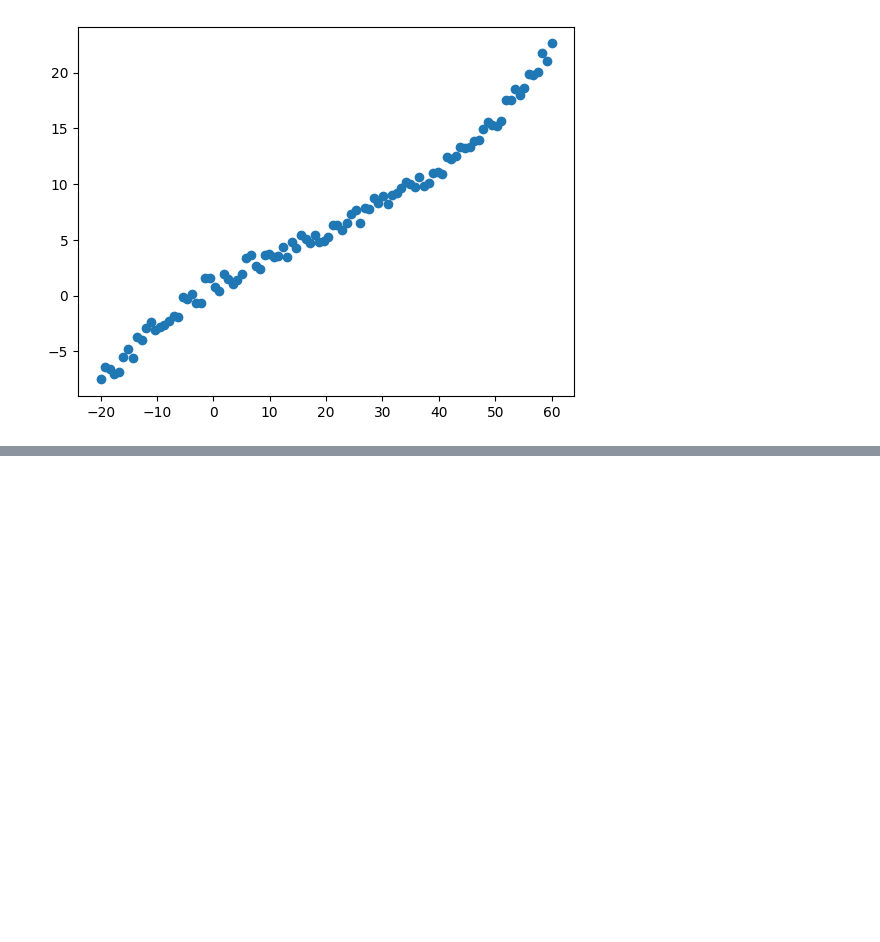
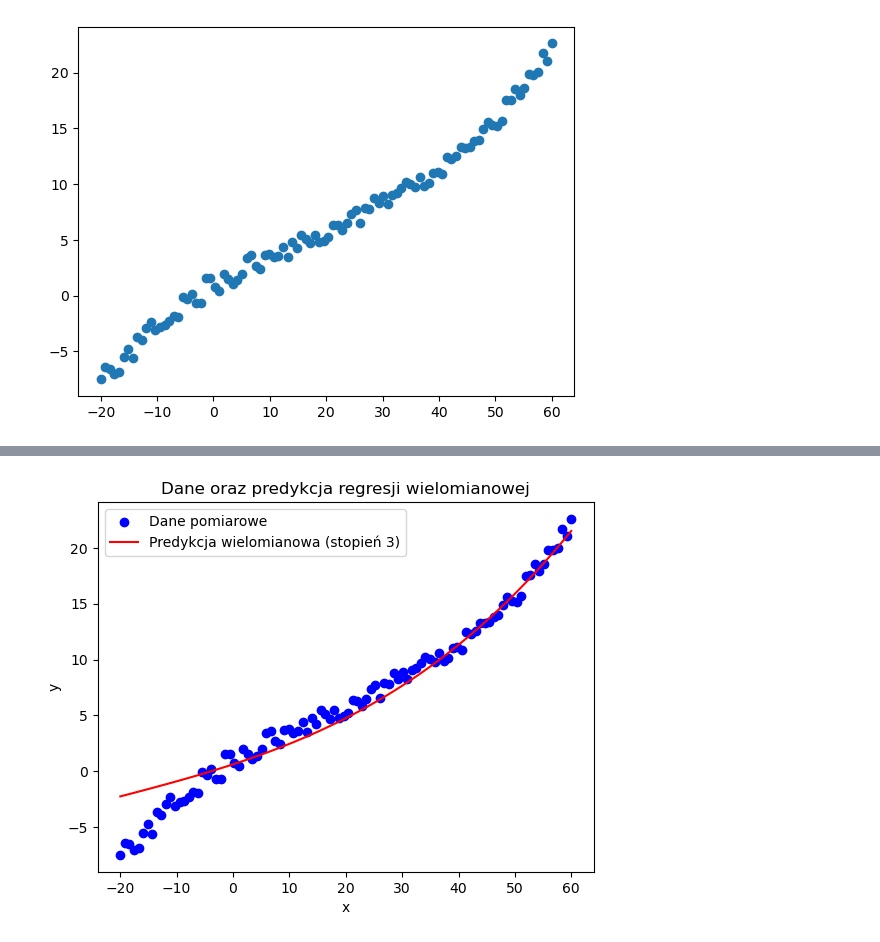
Before and after one commit to turkiewicz479/ML, a Jupyter notebook: Zadanie_2_ml.ipynb, the cells around one changed output, grey strips where cells are left out. Saved outputs shown, nothing was run; the diff lists cells and outputs as text; code cells hidden in the pictures; blank space fills up the shorter version.

```diff
--- a/Zadanie_2_ml.ipynb
+++ b/Zadanie_2_ml.ipynb
@@ -48,0 +151,85 @@ theta_1 = 0
+# %%
+import numpy as np
+import matplotlib.pyplot as plt
+import csv
+
+def h_fun(X, theta):
+    return theta.T @ X
+
+def calculate_cost(X, y, theta):
+    m = y.shape[1]
+    h = h_fun(X, theta)
+    cost = (1 / (2 * m)) * np.sum((h - y) ** 2)
+    return cost
+
+def gradient_descent(X, y, theta, alpha, eps, max_iter=10000):
+    m = y.shape[1]
+    previous_cost = calculate_cost(X, y, theta)
+    for i in range(max_iter):
+        h_y_diff = h_fun(X, theta) - y
+        gradient = (h_y_diff @ X.T) / m
+        theta -= alpha * gradient.T
+        current_cost = calculate_cost(X, y, theta)
+        if abs(previous_cost - current_cost) < eps:
+            break
+        previous_cost = current_cost
+    return theta
+
+# Wczytanie danych z pliku measurements.csv
+with open('./measurements.csv', 'r') as f:
+    csvreader = csv.reader(f, delimiter=',')
+    data = [row for row in csvreader]
+    data = np.array(data, dtype=np.float32)
+
+# Przygotowanie danych – zakładamy, że kolumna 0 to x, kolumna 1 to y
+x_meas = data[:, 0]
+y_meas = data[:, 1]
+
+# Konwersja do macierzy o wymiarach (1, m)
+x = x_meas.reshape(1, -1)
+y = y_meas.reshape(1, -1)
+
+# Budujemy macierz X dla wielomianu trzeciego stopnia: [1, x, x^2, x^3]
+X = np.vstack([np.ones(x.shape), x, x**2, x**3])
+
+# Skalowanie danych – każdy wiersz macierzy X dzielimy przez swoją maksymalną wartość
+X_scale = X.max(axis=1).reshape(-1, 1)  # np. [1, max(x), max(x^2), max(x^3)]
+X_scaled = X / X_scale
+
+# Skalowanie y
+y_scale = y.max()
+y_scaled = y / y_scale
+
+# Parametry uczenia
+eps = 1e-10
+alpha = 1e-3
+
+# Inicjalizacja parametrów theta (jako float)
+theta_init = np.array([[0.0], [0.0], [0.0], [0.0]])
+
+# Optymalizacja na danych przeskalowanych
+theta_scaled = gradient_descent(X_scaled, y_scaled, theta_init, alpha, eps)
+print("Wytrenowane theta (scaled):\n", theta_scaled)
+
+# Odwracamy skalowanie parametrów – przekształcamy theta_scaled do oryginalnej skali
+theta_orig = np.zeros_like(theta_scaled)
+theta_orig[0] = y_scale * theta_scaled[0]
+theta_orig[1] = (y_scale * theta_scaled[1]) / X_scale[1]
+theta_orig[2] = (y_scale * theta_scaled[2]) / X_scale[2]
+theta_orig[3] = (y_scale * theta_scaled[3]) / X_scale[3]
+print("Wytrenowane theta (original):\n", theta_orig)
+
+# Przygotowanie predykcji – generujemy ciąg punktów x do wykresu
+x_pred = np.linspace(x_meas.min(), x_meas.max(), 100)
+# Obliczamy wartości wielomianu na podstawie theta_orig
+y_pred = theta_orig[0] + theta_orig[1]*x_pred + theta_orig[2]*x_pred**2 + theta_orig[3]*x_pred**3
+
+# Wizualizacja danych pomiarowych i dopasowanej krzywej
+plt.scatter(x_meas, y_meas, color='blue', label='Dane pomiarowe')
+plt.plot(x_pred, y_pred, color='red', label='Predykcja wielomianowa (stopień 3)')
+plt.xlabel('x')
+plt.ylabel('y')
+plt.title('Dane oraz predykcja regresji wielomianowej')
+plt.legend()
+plt.show()
+# %% [output]
@@ -48,0 +246 @@ theta_1 = 0
+[figure, added]
```
Also changed, not shown: parts of 7 cells of this notebook, 1 other file.
